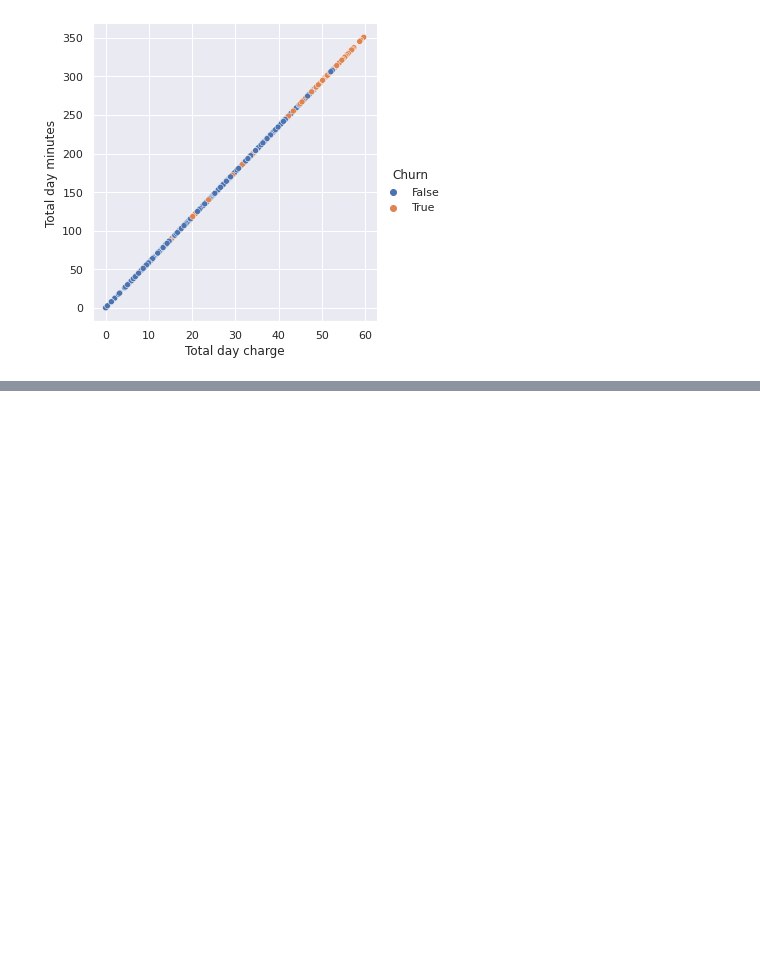
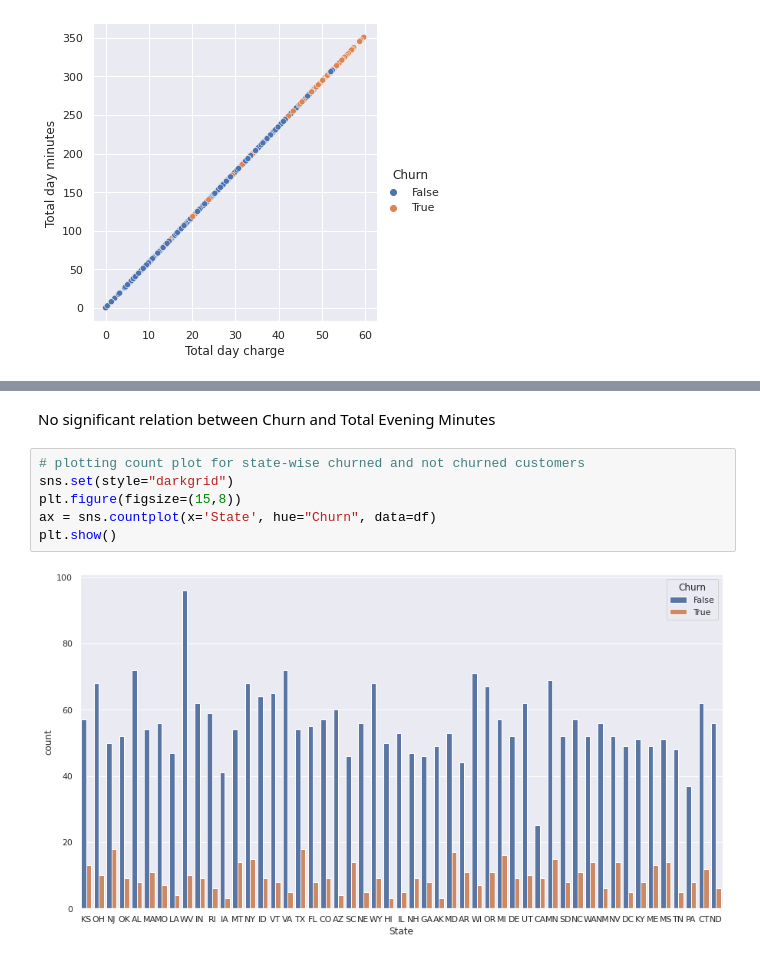
Before and after one commit to Prateek04Gupta/Telecom-Churn---EDA, a Jupyter notebook: Telecom_Churn_Analysis_Capstone_Project.ipynb, the cells around one changed output, grey strips where cells are left out. Cells and saved outputs as stored; diff of their text form; blank space fills up the shorter version.

```diff
--- a/Telecom_Churn_Analysis_Capstone_Project.ipynb
+++ b/Telecom_Churn_Analysis_Capstone_Project.ipynb
@@ -261,0 +268,10 @@ This shows how higher total day minutes or total day charge is responsible for c
+# %% [markdown]
+No significant relation between Churn and Total Evening Minutes
+# %%
+# plotting count plot for state-wise churned and not churned customers
+sns.set(style="darkgrid")
+plt.figure(figsize=(15,8))
+ax = sns.countplot(x='State', hue="Churn", data=df)
+plt.show()
+# %% [output]
+[figure, added]
```
Also changed, not shown: parts of 12 cells of this notebook.
